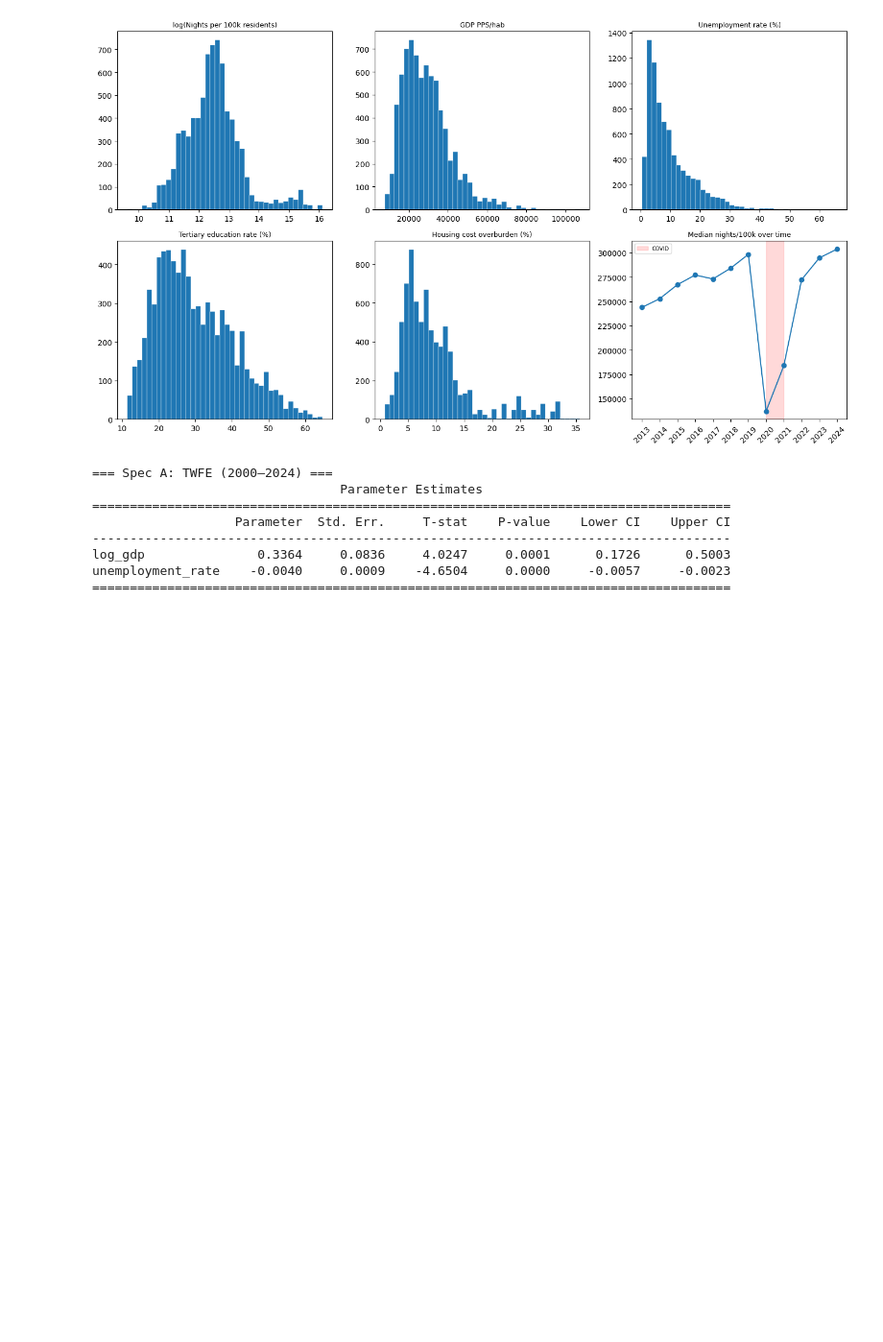
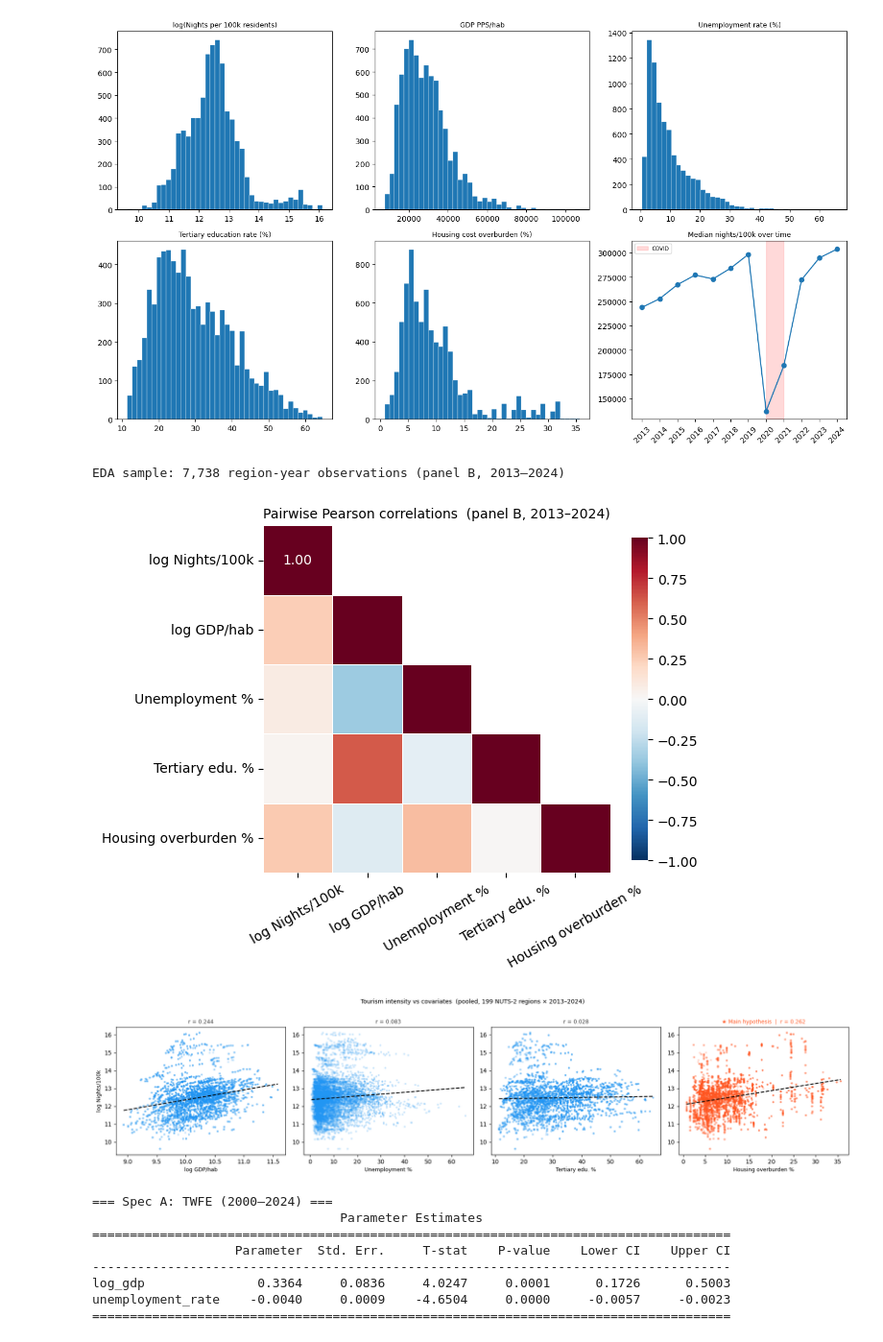
Before and after one commit to hawk-s/tourism_analysis_idea, a Jupyter notebook: analysis.ipynb, the cells around one changed output. Shown at 96% size. Saved outputs shown, nothing was run; the diff lists cells and outputs as text; code cells hidden in the pictures; blank space fills up the shorter version.

```diff
--- a/analysis.ipynb
+++ b/analysis.ipynb
@@ -721,6 +721,77 @@ def prep_panel(df, entity='GEO', time='TIME_PERIOD'):
 
 panel_A_m = prep_panel(panel_A.assign(nights_per_100k=panel_A['nights_per_100k']))
 panel_B_m = prep_panel(panel_B)
+# %%
+# --- EDA: correlation matrix and scatter plots ---
+# Main hypothesis: regions with higher tourism intensity have higher housing cost overburden.
+# Uses panel_B_m (2013–2024) — all five covariates genuinely observed.
+
+eda_cols = {
+    'log_nights':                   'log Nights/100k',
+    'log_gdp':                      'log GDP/hab',
+    'unemployment_rate':            'Unemployment %',
+    'tertiary_edu_rate':            'Tertiary edu. %',
+    'housing_cost_overburden_rate': 'Housing overburden %',
+}
+eda = (panel_B_m[list(eda_cols.keys())]
+       .reset_index(drop=True)
+       .rename(columns=eda_cols)
+       .dropna())
+
+print(f"EDA sample: {len(eda):,} region-year observations (panel B, 2013–2024)")
+
+# ── Figure 1: Correlation heatmap ──────────────────────────────────────────
+corr = eda.corr()
+mask = np.triu(np.ones_like(corr, dtype=bool), k=1)   # hide upper triangle
+
+fig1, ax_c = plt.subplots(figsize=(6.5, 5.5))
+sns.heatmap(
+    corr, mask=mask, annot=True, fmt='.2f',
+    cmap='RdBu_r', center=0, vmin=-1, vmax=1,
+    square=True, linewidths=0.5, cbar_kws={'shrink': 0.8},
+    ax=ax_c
+)
+ax_c.set_title('Pairwise Pearson correlations  (panel B, 2013–2024)', fontsize=10)
+ax_c.tick_params(axis='x', rotation=30)
+ax_c.tick_params(axis='y', rotation=0)
+plt.tight_layout()
+plt.show()
+
+# ── Figure 2: Scatter plots — outcome vs each covariate ───────────────────
+other_vars = [v for v in eda.columns if v != 'log Nights/100k']
+n = len(other_vars)
+fig2, axes2 = plt.subplots(1, n, figsize=(4.5 * n, 4.2), sharey=False)
+
+for ax2, xvar in zip(axes2, other_vars):
+    x = eda[xvar].values
+    y = eda['log Nights/100k'].values
+    ok = ~(np.isnan(x) | np.isnan(y))
+
+    # highlight the main-hypothesis panel
+    face = '#FF5722' if xvar == 'Housing overburden %' else '#2196F3'
+    ax2.scatter(x[ok], y[ok], alpha=0.25, s=10, color=face, edgecolors='none')
+
+    # pooled OLS trend line (illustrative — no controls)
+    z = np.polyfit(x[ok], y[ok], 1)
+    xl = np.linspace(x[ok].min(), x[ok].max(), 100)
+    ax2.plot(xl, np.polyval(z, xl), color='black', linewidth=1.6, linestyle='--')
+
+    r = np.corrcoef(x[ok], y[ok])[0, 1]
+    ax2.set_xlabel(xvar, fontsize=9)
+    ax2.set_ylabel('log Nights/100k' if ax2 is axes2[0] else '', fontsize=9)
+    ax2.set_title(f'r = {r:.3f}', fontsize=9, color='#333333')
+
+    if xvar == 'Housing overburden %':
+        ax2.set_title(f'★ Main hypothesis  |  r = {r:.3f}', fontsize=9, color='#FF5722')
+
+fig2.suptitle('Tourism intensity vs covariates  (pooled, 199 NUTS-2 regions × 2013–2024)',
+              fontsize=10, y=1.01)
+plt.tight_layout()
+plt.show()
+# %% [output]
+EDA sample: 7,738 region-year observations (panel B, 2013–2024)
+[figure, added]
+[figure, added]
 # %%
 # --- Spec A: Two-way FE (region + year), 2000–2024, GDP + unemployment ---
 # log(nights_per_100k) ~ log(GDP/hab) + unemployment + EntityEffects + TimeEffects
```
Also changed, not shown: parts of 1 cell of this notebook.
